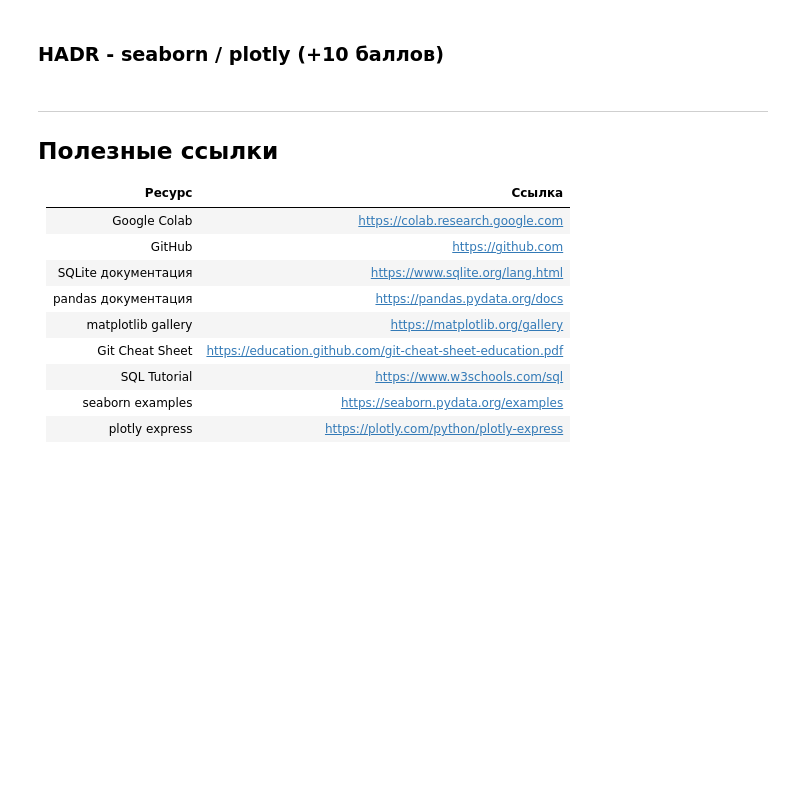
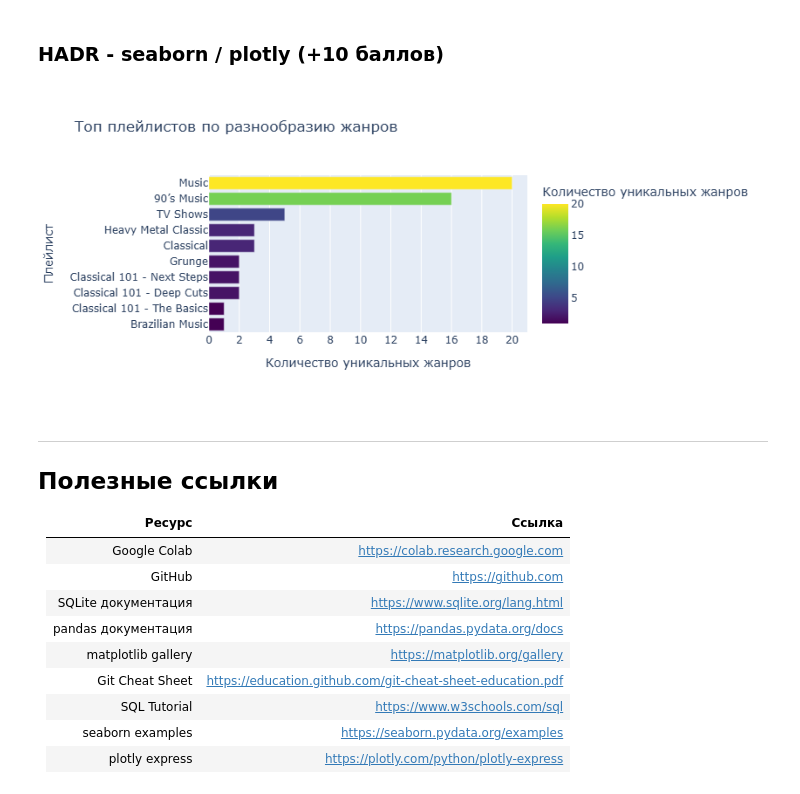
Before and after one commit to Duhast163rus/Ai, a Jupyter notebook: practice_git_python_sql.ipynb, the cells around one changed output. Saved outputs shown, nothing was run; the diff lists cells and outputs as text; code cells hidden in the pictures; blank space fills up the shorter version.

```diff
--- a/practice_git_python_sql.ipynb
+++ b/practice_git_python_sql.ipynb
@@ -1645,21 +1747,45 @@ Steve Johnson                   18         720.16         5.72
 # %%
 # Переделайте любой из графиков с помощью seaborn или plotly
 
 # ── Пример seaborn ──────────────────────────────────────────────────────────
 # import seaborn as sns
 # sns.set_theme(style="whitegrid", palette="muted")
 # sns.barplot(data=df, x="Выручка_USD", y="Исполнитель")
 # plt.title("Топ-10 исполнителей по выручке")
 # plt.tight_layout()
 # plt.show()
 
 # ── Пример plotly ────────────────────────────────────────────────────────────
 # import plotly.express as px
 # fig = px.bar(df_sales, x="Месяц", y="Выручка",
 #              title="Выручка по месяцам", labels={"Выручка": "Выручка ($)"})
 # fig.show()
 
 # TODO: ваш бонусный интерактивный или seaborn-график
+
+import plotly.express as px
+
+# Агрегируем дубликаты
+df_clean = df_playlist_genres.groupby('Имя_Плейлиста', as_index=False)['Уникальные_жанры'].max()
+# Берём топ-10 и сортируем
+top10 = df_clean.nlargest(10, 'Уникальные_жанры').sort_values('Уникальные_жанры', ascending=True)
+
+fig = px.bar(
+    top10,
+    x='Уникальные_жанры',
+    y='Имя_Плейлиста',
+    orientation='h',
+    title='Топ плейлистов по разнообразию жанров',
+    labels={'Уникальные_жанры': 'Количество уникальных жанров', 'Имя_Плейлиста': 'Плейлист'},
+    color='Уникальные_жанры',
+    color_continuous_scale='Viridis'
+)
+
+fig.update_xaxes(range=[0, 21], tickmode='linear', tick0=0, dtick=2)
+fig.update_layout(yaxis={'categoryorder': 'total ascending'})
+fig.show()
+# %% [output]
+[figure, added]
 # %% [markdown]
 ---
 ## Полезные ссылки
```
Also changed, not shown: parts of 3 cells of this notebook.
